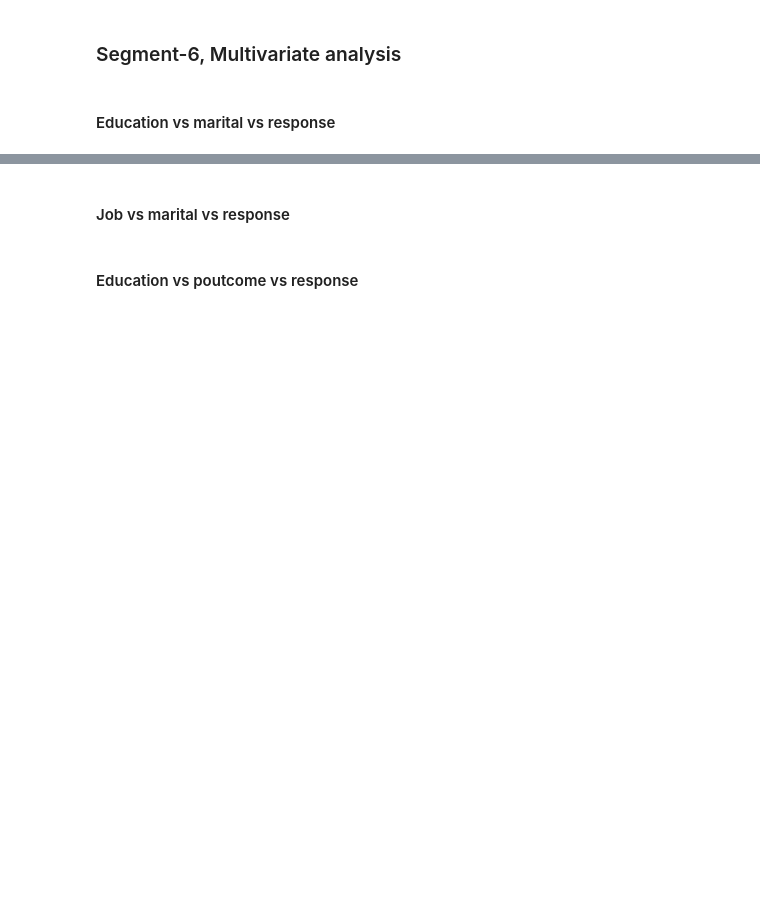
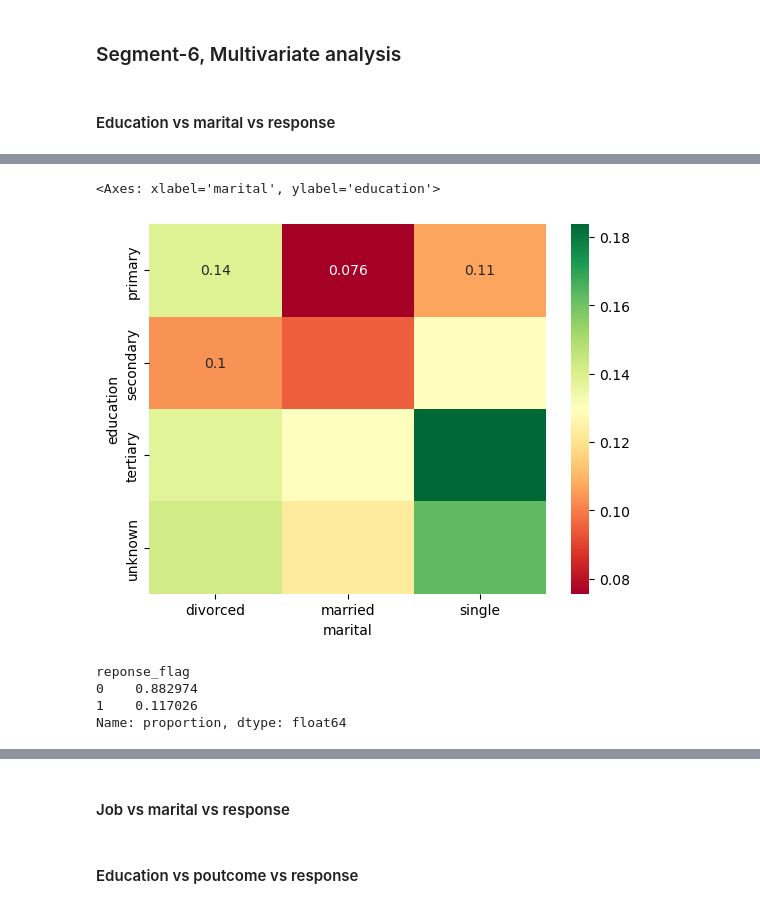
Before and after one commit to Nishanthfiona/DataScience, a Jupyter notebook: Upgrad/Course_1_Datatoolkit/Bank Marketing Case Study EDA/Bank Marketing Campaign EDA NoteBook.ipynb, the cells around one changed output, grey strips where cells are left out. Cells and saved outputs as stored; diff of their text form; code cells hidden in the pictures; blank space fills up the shorter version.

```diff
--- a/Upgrad/Course_1_Datatoolkit/Bank Marketing Case Study EDA/Bank Marketing Campaign EDA NoteBook.ipynb
+++ b/Upgrad/Course_1_Datatoolkit/Bank Marketing Case Study EDA/Bank Marketing Campaign EDA NoteBook.ipynb
@@ -1008,0 +1090,12 @@ sns.boxplot(data=inp1,x='response',y="age")
+# %%
+sns.heatmap(res,annot=True,cmap="RdYlGn")
+# %% [output]
+<Axes: xlabel='marital', ylabel='education'>
+[figure, added]
+# %%
+inp1.reponse_flag.value_counts(normalize=True)
+# %% [output]
+reponse_flag
+0    0.882974
+1    0.117026
+Name: proportion, dtype: float64
```
Also changed, not shown: parts of 18 cells of this notebook.
